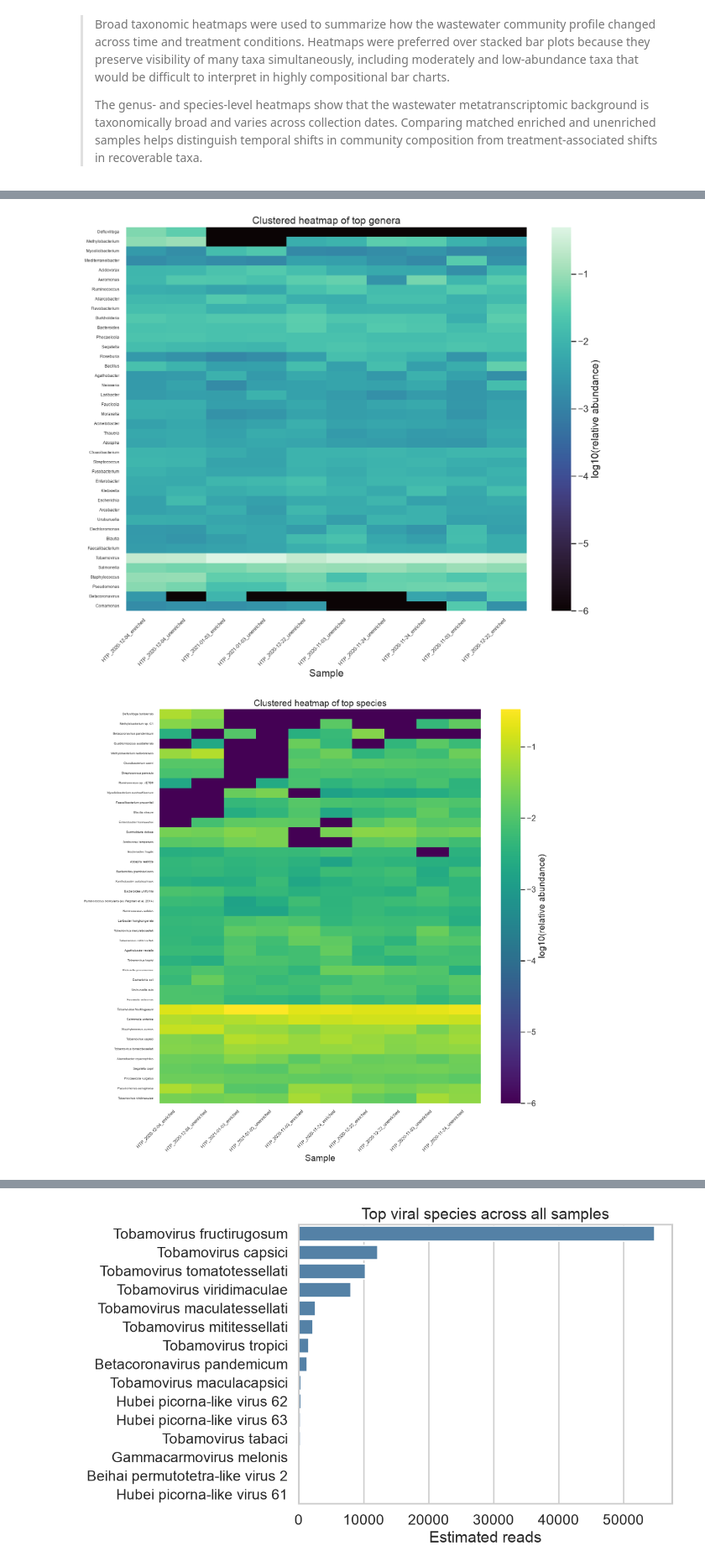
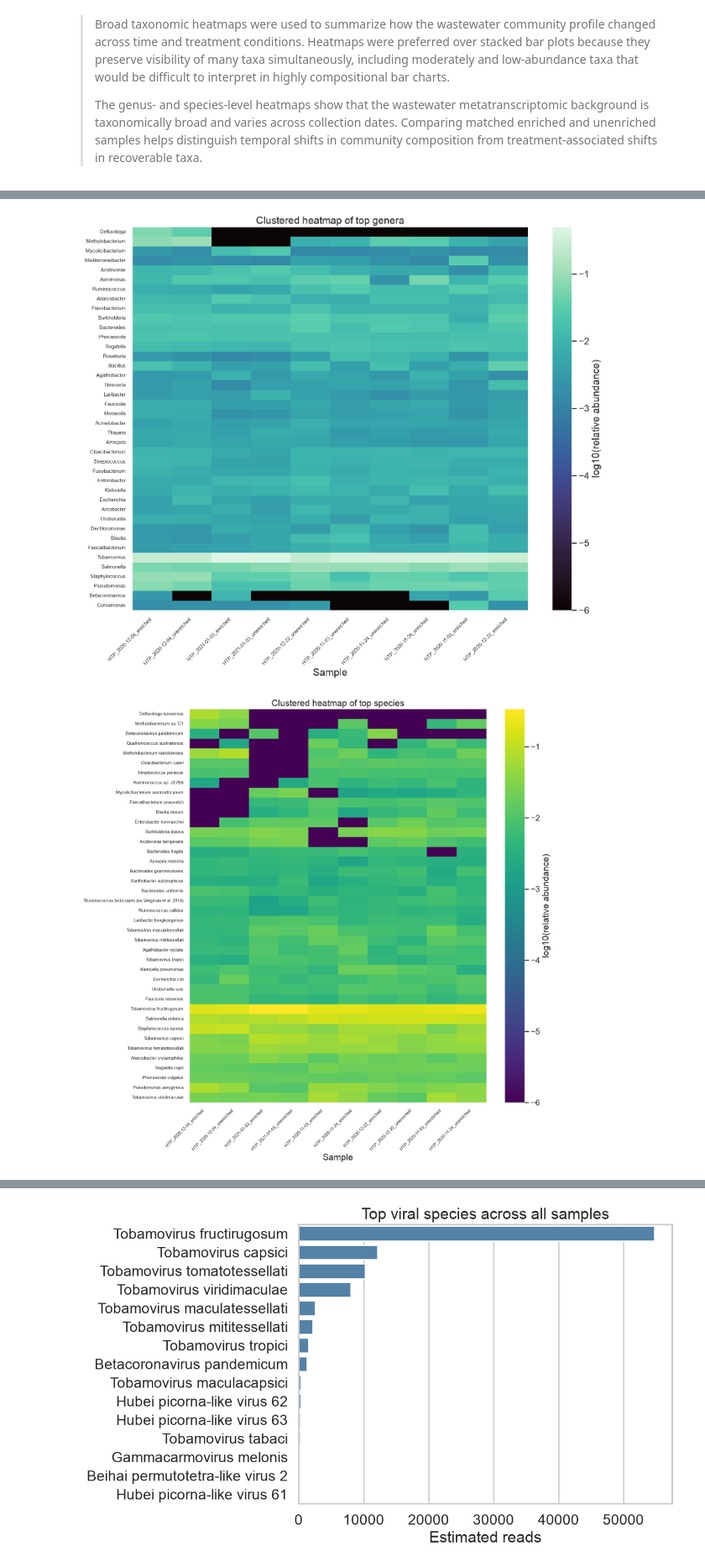
Before and after one commit to shigdon/wastewater-viromics-takehome, a Jupyter notebook: results/notebooks/takehome_wastewater_viromics.executed.ipynb, the cells around one changed output, grey strips where cells are left out. Shown at 84% size. Saved outputs shown, nothing was run; the diff lists cells and outputs as text; code cells hidden in the pictures.

```diff
--- a/results/notebooks/takehome_wastewater_viromics.executed.ipynb
+++ b/results/notebooks/takehome_wastewater_viromics.executed.ipynb
@@ -550,41 +592,41 @@ if genus_top is not None:
         show_every=1,
         min_height=8,
         row_height=0.30,
-        y_fontsize=7,
+        y_fontsize=9,
         x_fontsize=9
     )
 # %% [output]
-[figure, old version]
+[figure, new version]
 # %%
 # Species clustered heatmap
 from scipy.cluster.hierarchy import linkage, leaves_list
 
 from scipy.spatial.distance import pdist
 
 if species_top is not None:
     species_cluster = species_top.set_index(species_taxon_col).copy()
     species_cluster_log = np.log10(species_cluster + 1e-6)
 
     row_linkage = linkage(pdist(species_cluster_log.values, metric="euclidean"), method="average")
     col_linkage = linkage(pdist(species_cluster_log.T.values, metric="euclidean"), method="average")
 
     row_order = leaves_list(row_linkage)
     col_order = leaves_list(col_linkage)
 
     species_clustered = species_cluster.iloc[row_order, col_order]
 
     plot_taxonomy_heatmap(
         species_clustered,
         title="Clustered heatmap of top species",
         cmap="viridis",
         log_transform=True,
         pseudocount=1e-6,
         show_every=1,     # or 2 if needed
         min_height=8,
         row_height=0.34,
-        y_fontsize=6,
+        y_fontsize=9,
         x_fontsize=9
     )
 # %% [output]
-[figure, old version]
+[figure, new version]
 # %% [markdown]
```
Also changed, not shown: parts of 28 cells of this notebook, 5 other files.
